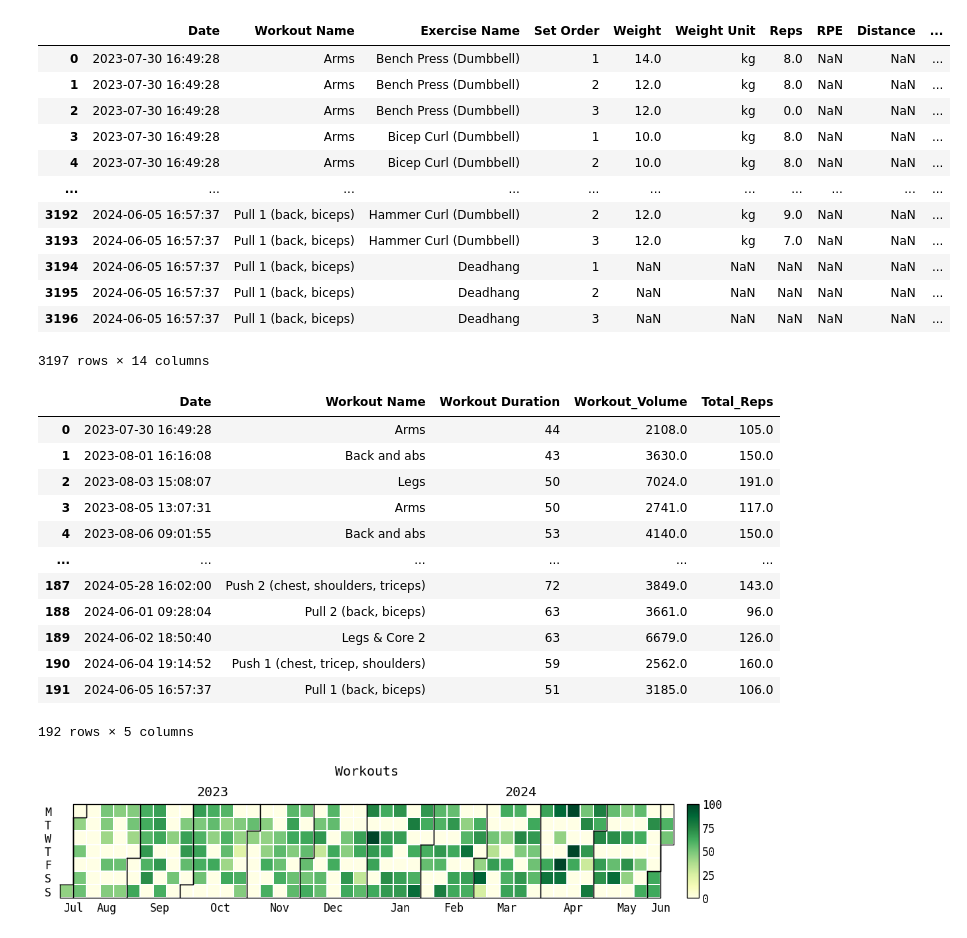
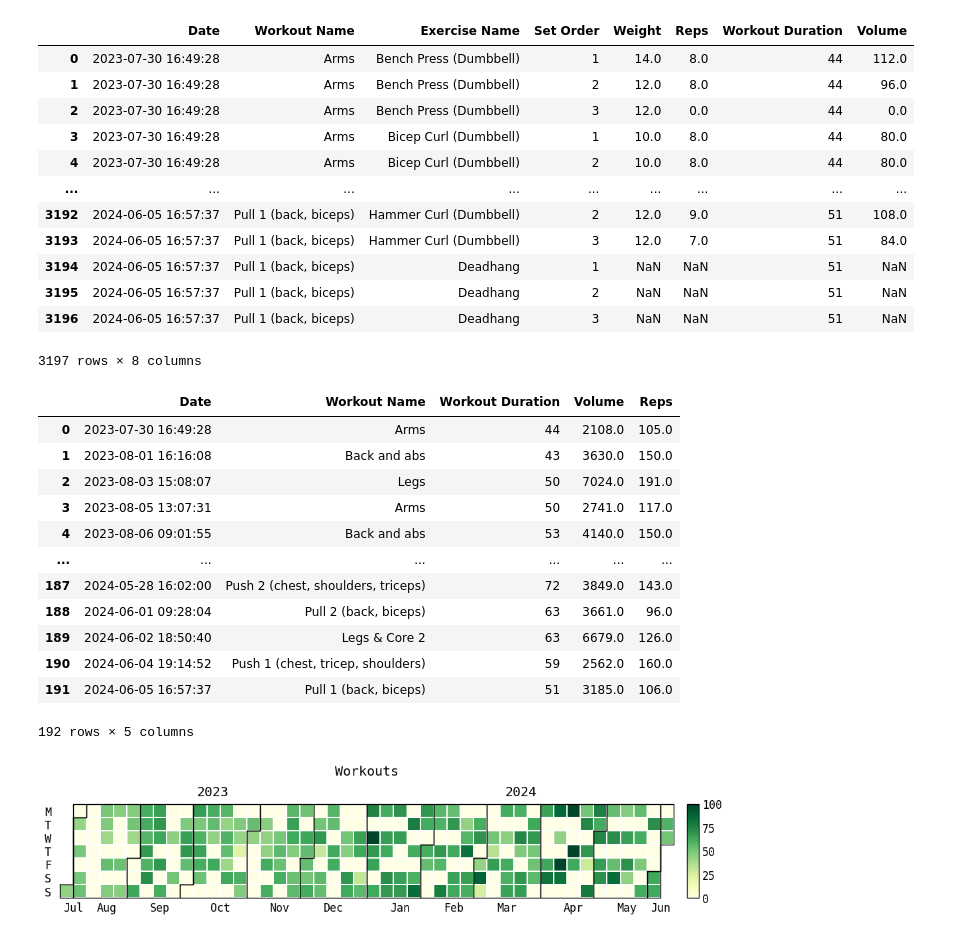
Before and after one commit to Aebel-Shajan/gym-data-analysis, a Jupyter notebook: experimentation.Ipynb, the cells around one changed output. Saved outputs shown, nothing was run; the diff lists cells and outputs as text; code cells hidden in the pictures.

```diff
--- a/experimentation.Ipynb
+++ b/experimentation.Ipynb
@@ -3,42 +3,52 @@ import gym_data_analysis.data_processing as analysis
 import yaml
 import pandas as pd
 # %%
+#Preprocessing
 config = None
 with open("config.yaml") as f:
     config = yaml.safe_load(f)
-
 raw_df = pd.read_csv(config["input_data"], delimiter=";", parse_dates=['Date'])
 raw_df['Workout Duration'] = raw_df['Workout Duration'].apply(analysis.parse_duration)
+# convert weight to kg
+# convert distance to metres
+raw_df = raw_df.drop(columns=["Weight Unit", "RPE", "Distance", "Distance Unit", "Seconds", "Notes", "Workout Notes"])
+
+# Should I create a new column for this? Should the df only include essential data ?
+raw_df["Volume"] = raw_df["Reps"] * raw_df["Weight"]
+
 raw_df
 # %% [output]
-|  | Date | Workout Name | Exercise Name | Set Order | Weight | Weight Unit | Reps | RPE | Distance | ... |
-| 0 | 2023-07-30 16:49:28 | Arms | Bench Press (Dumbbell) | 1 | 14.0 | kg | 8.0 | NaN | NaN | ... |
-| 1 | 2023-07-30 16:49:28 | Arms | Bench Press (Dumbbell) | 2 | 12.0 | kg | 8.0 | NaN | NaN | ... |
-| 2 | 2023-07-30 16:49:28 | Arms | Bench Press (Dumbbell) | 3 | 12.0 | kg | 0.0 | NaN | NaN | ... |
-| 3 | 2023-07-30 16:49:28 | Arms | Bicep Curl (Dumbbell) | 1 | 10.0 | kg | 8.0 | NaN | NaN | ... |
-| 4 | 2023-07-30 16:49:28 | Arms | Bicep Curl (Dumbbell) | 2 | 10.0 | kg | 8.0 | NaN | NaN | ... |
-| ... | ... | ... | ... | ... | ... | ... | ... | ... | ... | ... |
-| 3192 | 2024-06-05 16:57:37 | Pull 1 (back, biceps) | Hammer Curl (Dumbbell) | 2 | 12.0 | kg | 9.0 | NaN | NaN | ... |
-| 3193 | 2024-06-05 16:57:37 | Pull 1 (back, biceps) | Hammer Curl (Dumbbell) | 3 | 12.0 | kg | 7.0 | NaN | NaN | ... |
-| 3194 | 2024-06-05 16:57:37 | Pull 1 (back, biceps) | Deadhang | 1 | NaN | NaN | NaN | NaN | NaN | ... |
-| 3195 | 2024-06-05 16:57:37 | Pull 1 (back, biceps) | Deadhang | 2 | NaN | NaN | NaN | NaN | NaN | ... |
-| 3196 | 2024-06-05 16:57:37 | Pull 1 (back, biceps) | Deadhang | 3 | NaN | NaN | NaN | NaN | NaN | ... |
+|  | Date | Workout Name | Exercise Name | Set Order | Weight | Reps | Workout Duration | Volume |
+| 0 | 2023-07-30 16:49:28 | Arms | Bench Press (Dumbbell) | 1 | 14.0 | 8.0 | 44 | 112.0 |
+| 1 | 2023-07-30 16:49:28 | Arms | Bench Press (Dumbbell) | 2 | 12.0 | 8.0 | 44 | 96.0 |
+| 2 | 2023-07-30 16:49:28 | Arms | Bench Press (Dumbbell) | 3 | 12.0 | 0.0 | 44 | 0.0 |
+| 3 | 2023-07-30 16:49:28 | Arms | Bicep Curl (Dumbbell) | 1 | 10.0 | 8.0 | 44 | 80.0 |
+| 4 | 2023-07-30 16:49:28 | Arms | Bicep Curl (Dumbbell) | 2 | 10.0 | 8.0 | 44 | 80.0 |
+| ... | ... | ... | ... | ... | ... | ... | ... | ... |
+| 3192 | 2024-06-05 16:57:37 | Pull 1 (back, biceps) | Hammer Curl (Dumbbell) | 2 | 12.0 | 9.0 | 51 | 108.0 |
+| 3193 | 2024-06-05 16:57:37 | Pull 1 (back, biceps) | Hammer Curl (Dumbbell) | 3 | 12.0 | 7.0 | 51 | 84.0 |
+| 3194 | 2024-06-05 16:57:37 | Pull 1 (back, biceps) | Deadhang | 1 | NaN | NaN | 51 | NaN |
+| 3195 | 2024-06-05 16:57:37 | Pull 1 (back, biceps) | Deadhang | 2 | NaN | NaN | 51 | NaN |
+| 3196 | 2024-06-05 16:57:37 | Pull 1 (back, biceps) | Deadhang | 3 | NaN | NaN | 51 | NaN |
-3197 rows × 14 columns
+3197 rows × 8 columns
 # %%
-# df containing dates, workout names and workout duration
-def workout_volume(group):
-    return (group['Weight'] * group['Reps']).sum()
+# # df containing dates, workout names and workout duration
+# def workout_volume(group):
+#     return (group['Weight'] * group['Reps']).sum()
 
-def workout_reps(group):
-    return group['Reps'].sum()
+# def workout_reps(group):
+#     return group['Reps'].sum()
 
-grouped_df = raw_df.groupby(["Date", "Workout Name", "Workout Duration"]).agg(
-    Workout_Volume=pd.NamedAgg(column='Weight', aggfunc=lambda x: workout_volume(raw_df.loc[x.index])),
-    Total_Reps=pd.NamedAgg(column='Reps', aggfunc='sum')
-).reset_index()
+# grouped_df = raw_df.groupby(["Date", "Workout Name", "Workout Duration"]).agg(
+#     Workout_Volume=pd.NamedAgg(column='Weight', aggfunc=lambda x: workout_volume(raw_df.loc[x.index])),
+#     Total_Reps=pd.NamedAgg(column='Reps', aggfunc='sum')
+# ).reset_index()
+
+
+grouped_df = raw_df.groupby(["Date", "Workout Name", "Workout Duration"]).agg({"Volume": "sum", "Reps": "sum"}).reset_index()
 grouped_df
 # %% [output]
-|  | Date | Workout Name | Workout Duration | Workout_Volume | Total_Reps |
+|  | Date | Workout Name | Workout Duration | Volume | Reps |
 | 0 | 2023-07-30 16:49:28 | Arms | 44 | 2108.0 | 105.0 |
 | 1 | 2023-08-01 16:16:08 | Back and abs | 43 | 3630.0 | 150.0 |
 | 2 | 2023-08-03 15:08:07 | Legs | 50 | 7024.0 | 191.0 |
```
Also changed, not shown: parts of 2 cells of this notebook, 1 other file.
